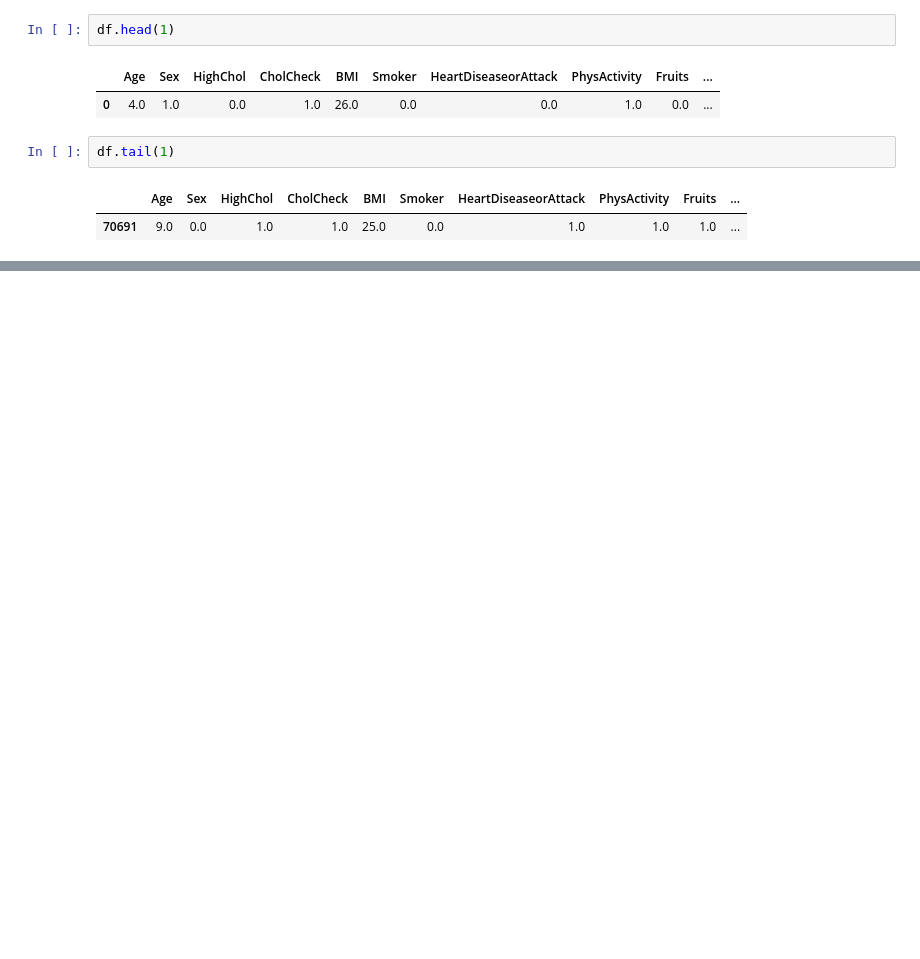
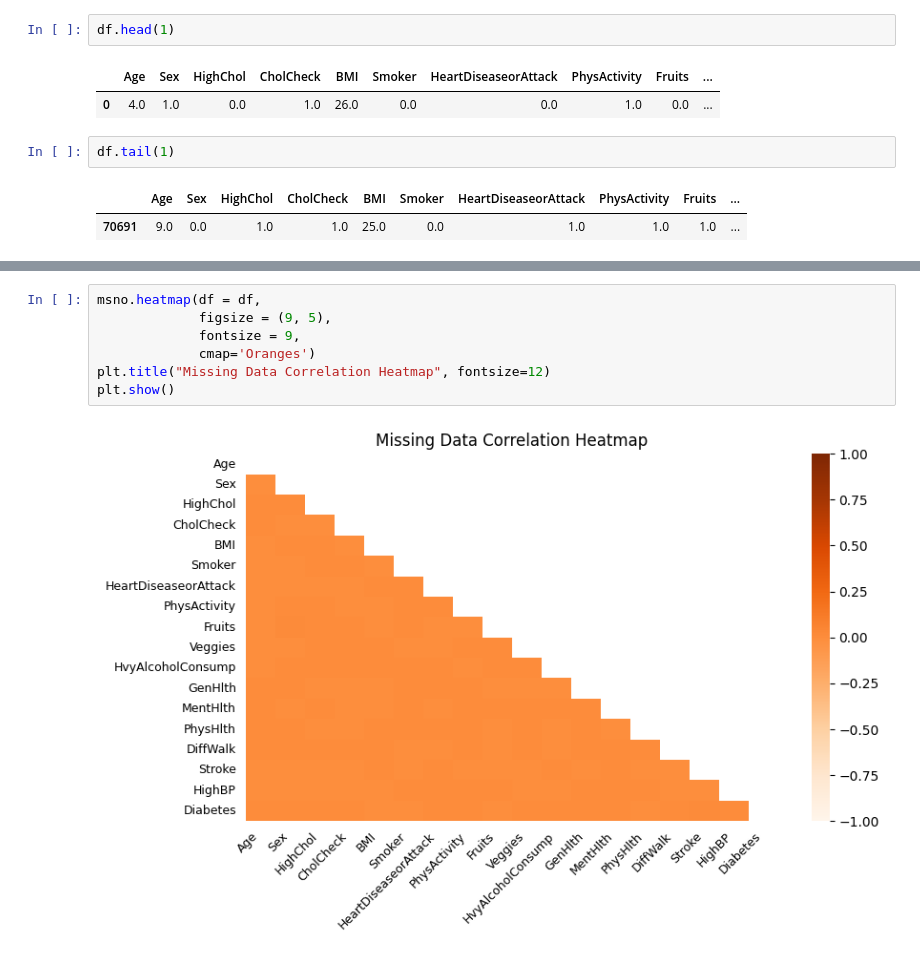
Before and after one commit to aarshabh/Diabetes-Prediction-Model, a Jupyter notebook: Term Project.ipynb, the cells around one changed output, grey strips where cells are left out. Drawn from its saved outputs; the diff is of its cells as text; blank space fills up the shorter version.

```diff
--- a/Term Project.ipynb
+++ b/Term Project.ipynb
@@ -115,0 +248,9 @@ df.tail(1)
+# %%
+msno.heatmap(df = df,
+             figsize = (9, 5),
+             fontsize = 9,
+             cmap='Oranges')
+plt.title("Missing Data Correlation Heatmap", fontsize=12)
+plt.show()
+# %% [output]
+[figure, added]
```
Also changed, not shown: parts of 22 cells of this notebook.
